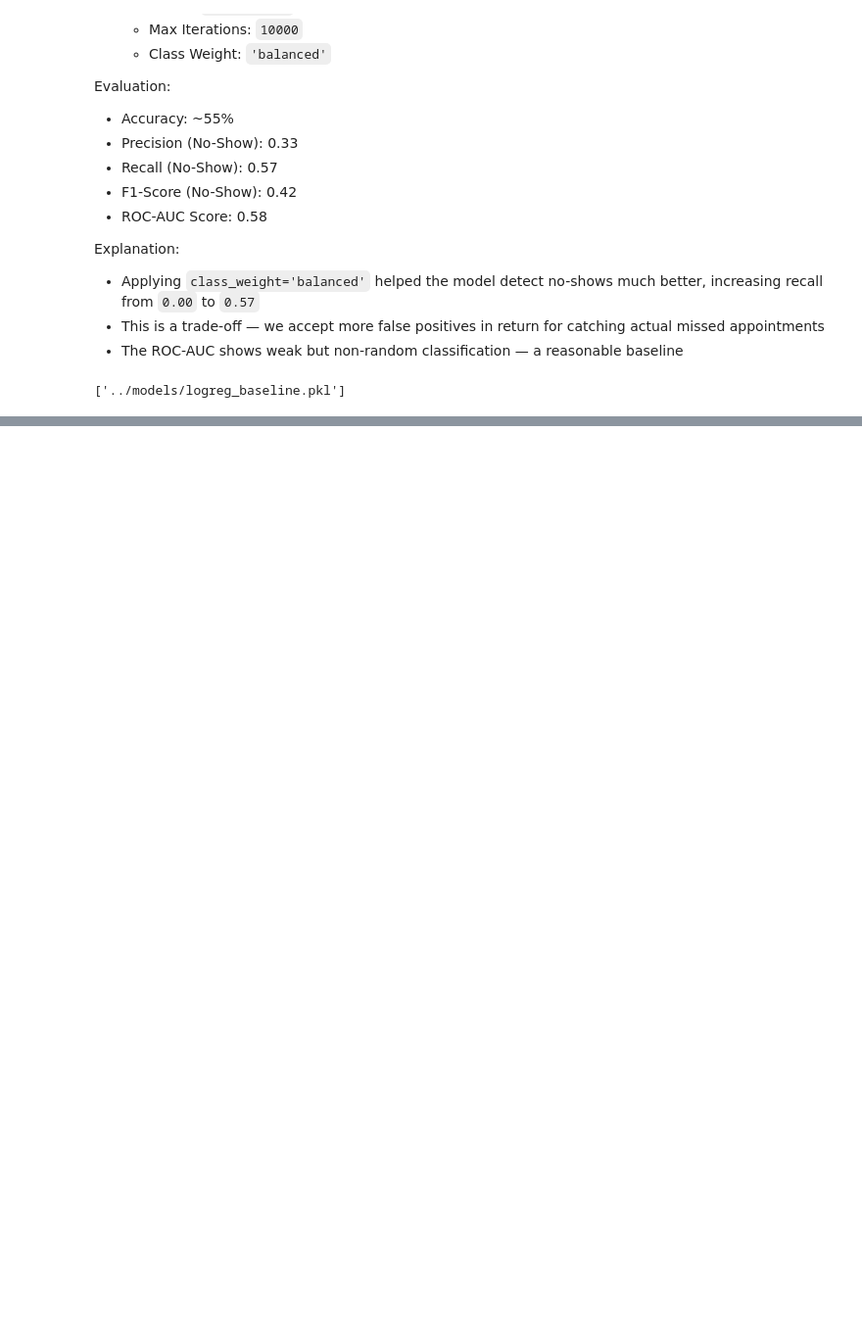
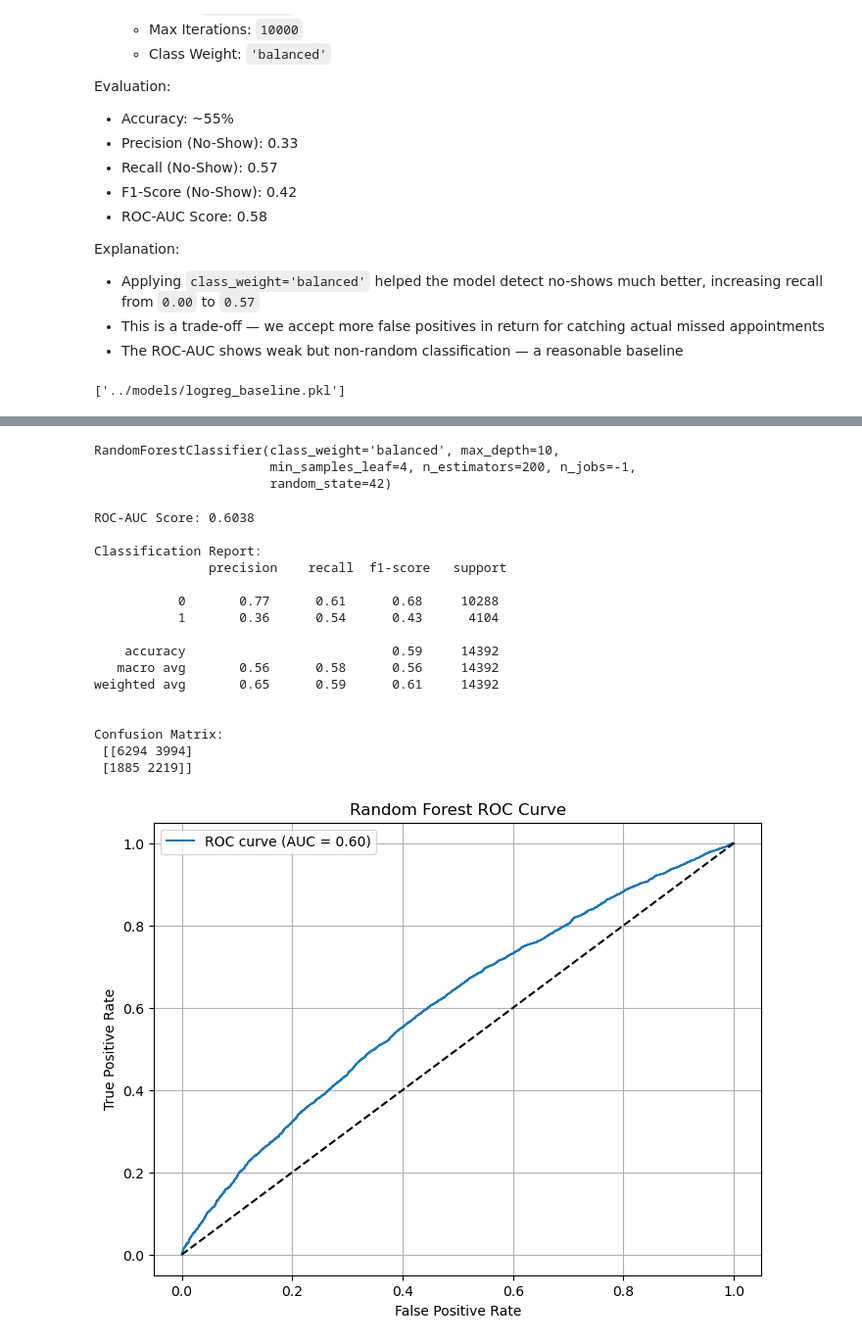
Before and after one commit to Perfect-Human007/ai-operational-assistant, a Jupyter notebook: notebooks/02_model_logistic_baseline.ipynb, the cells around one changed output, grey strips where cells are left out. Shown at 98% size. Cells and saved outputs as stored; diff of their text form; code cells hidden in the pictures; blank space fills up the shorter version.

```diff
--- a/notebooks/02_model_logistic_baseline.ipynb
+++ b/notebooks/02_model_logistic_baseline.ipynb
@@ -170,0 +226,60 @@ joblib.dump(baseline2, '../models/logreg_baseline.pkl')
+# %%
+#tuned version (manually)
+rf2 = RandomForestClassifier(
+    n_estimators=200,
+    max_depth=10,
+    min_samples_leaf=4,
+    class_weight='balanced',
+    random_state=42,
+    n_jobs=-1
+)
+rf2.fit(X_train,y_train)
+# %% [output]
+RandomForestClassifier(class_weight='balanced', max_depth=10,
+                       min_samples_leaf=4, n_estimators=200, n_jobs=-1,
+                       random_state=42)
+# %%
+y2_pred = rf2.predict(X_test)
+y2_proba = rf2.predict_proba(X_test)[:, 1]
+
+# ROC-AUC Score
+roc_score = roc_auc_score(y_test, y2_proba)
+print("ROC-AUC Score:", round(roc_score, 4))
+
+# Classification Report
+print("\nClassification Report:\n", classification_report(y_test, y2_pred))
+
+# Confusion Matrix
+print("\nConfusion Matrix:\n", confusion_matrix(y_test, y2_pred))
+
+from sklearn.metrics import roc_curve, auc
+fpr, tpr, thresholds = roc_curve(y_test, y2_proba)
+roc_auc_score_val = auc(fpr, tpr)
+
+plt.figure(figsize=(8,6))
+plt.plot(fpr, tpr, label=f'ROC curve (AUC = {roc_auc_score_val:.2f})')
+plt.plot([0,1], [0,1], 'k--')
+plt.xlabel('False Positive Rate')
+plt.ylabel('True Positive Rate')
+plt.title('Random Forest ROC Curve')
+plt.legend()
+plt.grid()
+plt.show()
+# %% [output]
+ROC-AUC Score: 0.6038
+
+Classification Report:
+               precision    recall  f1-score   support
+
+           0       0.77      0.61      0.68     10288
+           1       0.36      0.54      0.43      4104
+
+    accuracy                           0.59     14392
+   macro avg       0.56      0.58      0.56     14392
+weighted avg       0.65      0.59      0.61     14392
+
+
+Confusion Matrix:
+ [[6294 3994]
+ [1885 2219]]
+[figure, added]
```
Also changed, not shown: parts of 7 cells of this notebook, 3 other files.
